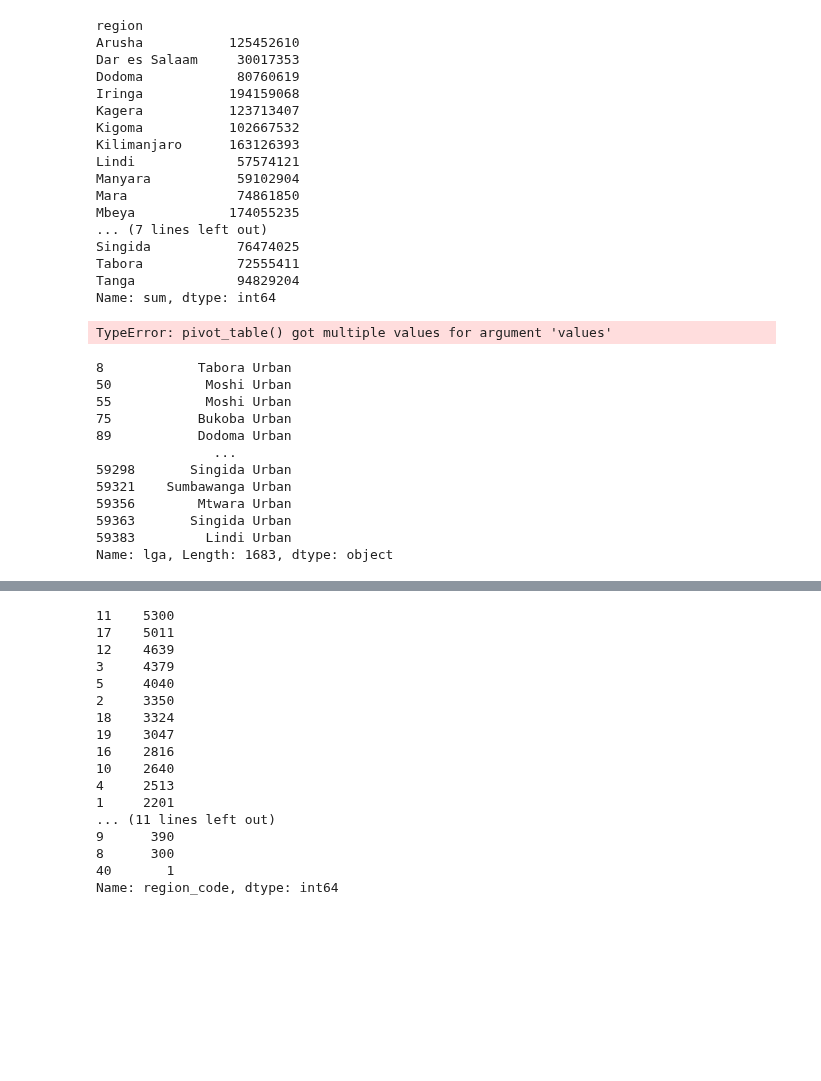
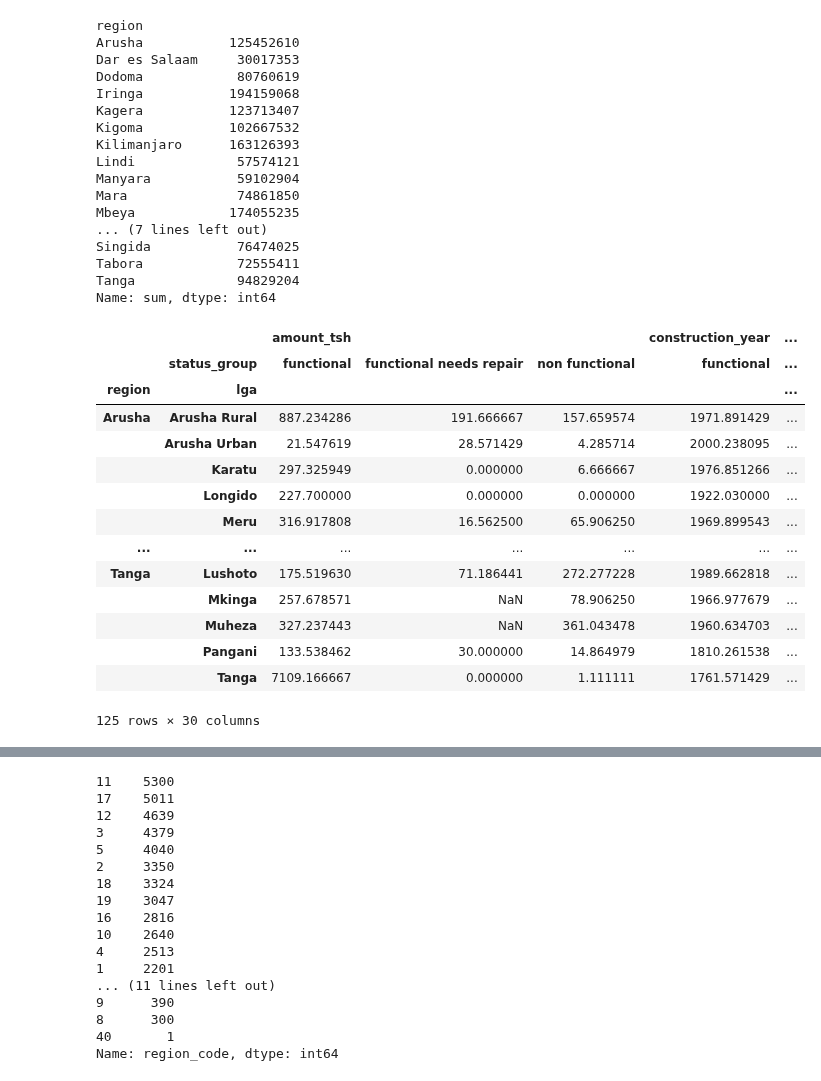
Before and after one commit to JannaW0402/Pump-it-Up, a Jupyter notebook: 869janna.ipynb, the cells around one changed output, grey strips where cells are left out. Cells and saved outputs as stored; diff of their text form; code cells hidden in the pictures; blank space fills up the shorter version.

```diff
--- a/869janna.ipynb
+++ b/869janna.ipynb
@@ -305,22 +305,20 @@ Tanga             94829204
 Name: sum, dtype: int64
 # %%
 Train["lga"].value_counts() #125
-Train.pivot_table(Train, index = 'region', columns= 'status_group', values = 'lga',aggfunc= 'count')
+Train.pivot_table(Train, index = ['region','lga'], columns= 'status_group' )
 # %% [output]
+|  |  | amount_tsh |  |  | construction_year | ... |
+|  | status_group | functional | functional needs repair | non functional | functional | ... |
+| region | lga |  |  |  |  | ... |
+| Arusha | Arusha Rural | 887.234286 | 191.666667 | 157.659574 | 1971.891429 | ... |
+|  | Arusha Urban | 21.547619 | 28.571429 | 4.285714 | 2000.238095 | ... |
+|  | Karatu | 297.325949 | 0.000000 | 6.666667 | 1976.851266 | ... |
+|  | Longido | 227.700000 | 0.000000 | 0.000000 | 1922.030000 | ... |
+|  | Meru | 316.917808 | 16.562500 | 65.906250 | 1969.899543 | ... |
+| ... | ... | ... | ... | ... | ... | ... |
+| Tanga | Lushoto | 175.519630 | 71.186441 | 272.277228 | 1989.662818 | ... |
+|  | Mkinga | 257.678571 | NaN | 78.906250 | 1966.977679 | ... |
+|  | Muheza | 327.237443 | NaN | 361.043478 | 1960.634703 | ... |
+|  | Pangani | 133.538462 | 30.000000 | 14.864979 | 1810.261538 | ... |
+|  | Tanga | 7109.166667 | 0.000000 | 1.111111 | 1761.571429 | ... |
-TypeError: pivot_table() got multiple values for argument 'values'
+125 rows × 30 columns
-# %%
-Train.loc[Train["lga"].str.contains("Rural", case=False)]["lga"] #9552
-Train.loc[Train["lga"].str.contains("Urban", case=False)]["lga"] #1683
-# %% [output]
-8            Tabora Urban
-50            Moshi Urban
-55            Moshi Urban
-75           Bukoba Urban
-89           Dodoma Urban
-               ...
-59298       Singida Urban
-59321    Sumbawanga Urban
-59356        Mtwara Urban
-59363       Singida Urban
-59383         Lindi Urban
-Name: lga, Length: 1683, dtype: object
```
Also changed, not shown: parts of 1 cell of this notebook.
